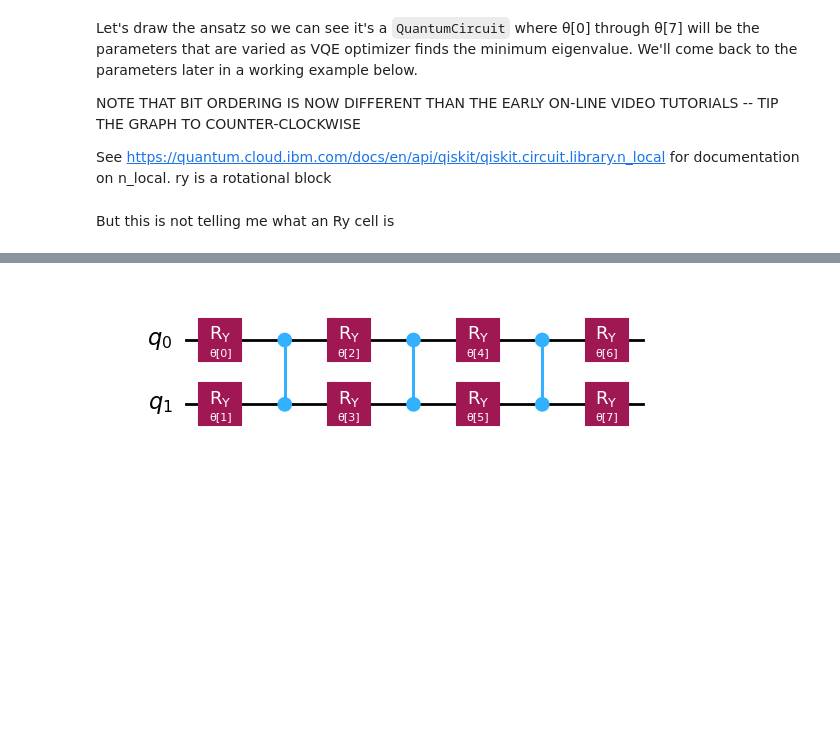
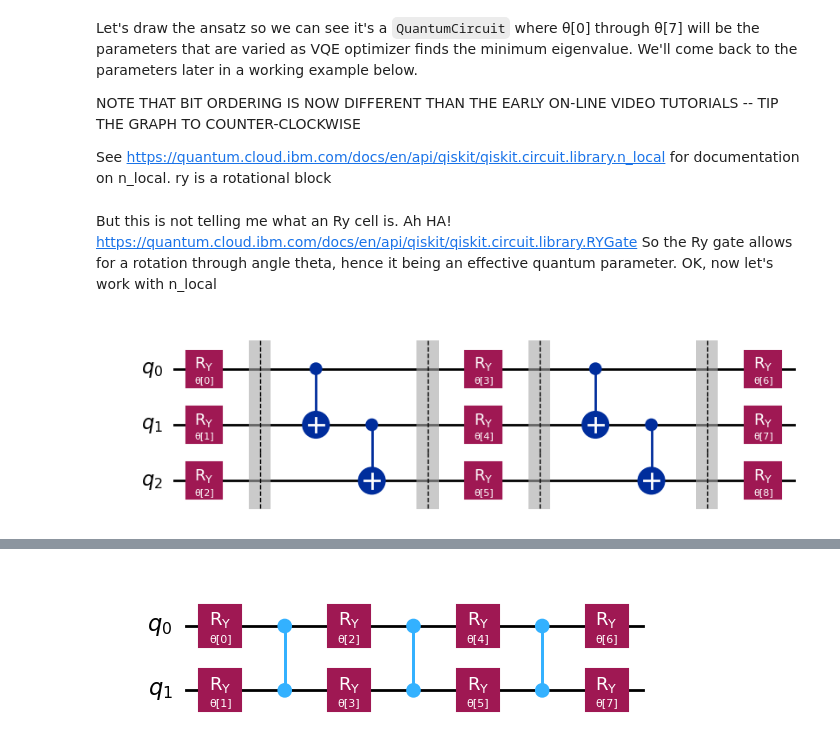
Before and after one commit to jpmorgen/qiskit, a Jupyter notebook: 01_algorithms_introduction_annotated.ipynb, the cells around one changed output, grey strips where cells are left out. Cells and saved outputs as stored; diff of their text form; code cells hidden in the pictures; blank space fills up the shorter version.

```diff
--- a/01_algorithms_introduction_annotated.ipynb
+++ b/01_algorithms_introduction_annotated.ipynb
@@ -42,5 +42,13 @@ From Documentation
 |                                 |
 +---------------------------------+
        repeated reps times
-# %% [markdown]
-But this is not telling me what an Ry cell is
+# %% [markdown]
+But this is not telling me what an Ry cell is.  Ah HA! https://quantum.cloud.ibm.com/docs/en/api/qiskit/qiskit.circuit.library.RYGate
+So the Ry gate allows for a rotation through angle theta, hence it being an effective quantum parameter.  OK, now let's work with n_local
+# %%
+from qiskit.circuit.library import n_local
+
+circuit = n_local(3, "ry", "cx", "linear", reps=2, insert_barriers=True)
+circuit.draw("mpl")
+# %% [output]
+[figure, added]
```
Also changed, not shown: parts of 19 cells of this notebook, 3 other files.
